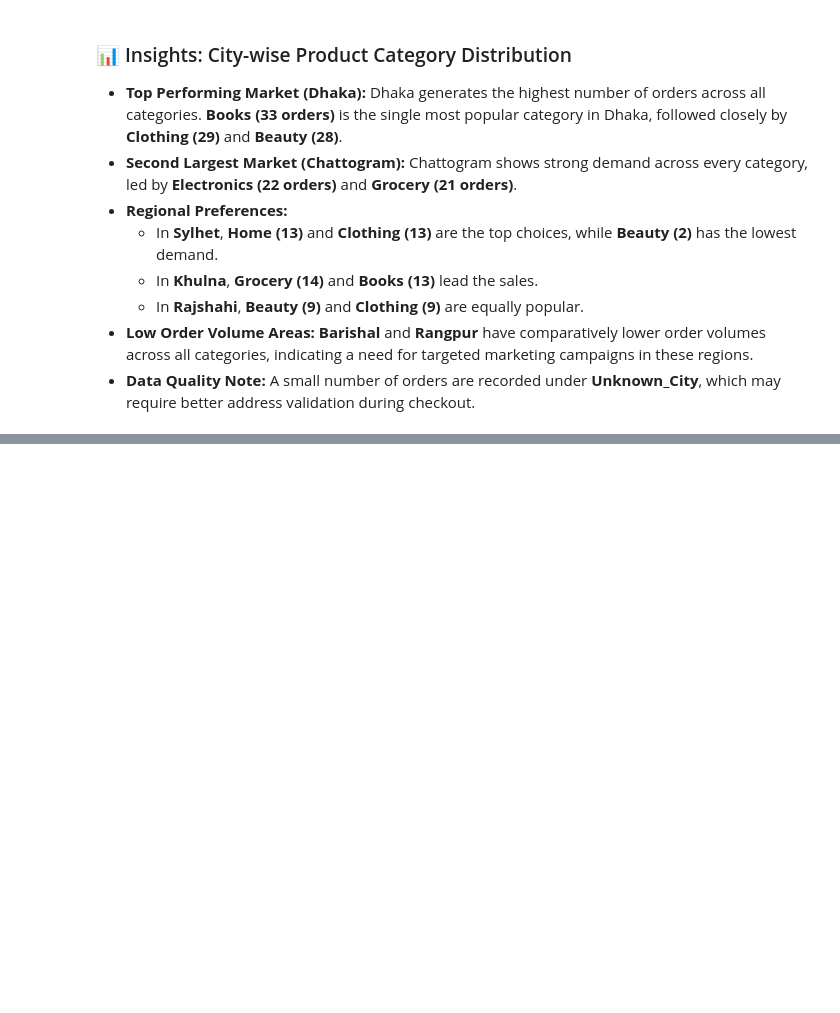
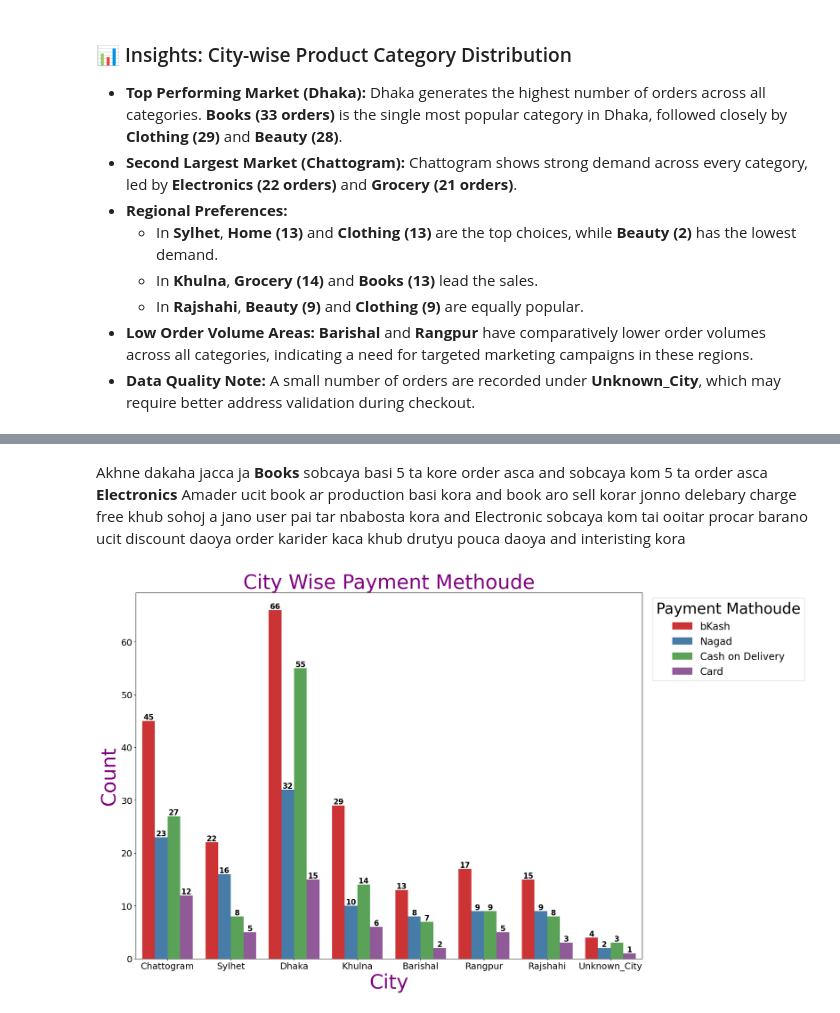
Before and after one commit to mdgolamrabbi22/Pandas, a Jupyter notebook: Project/Data analysis/Data_Visualaization.ipynb, the cells around one changed output, grey strips where cells are left out. Drawn from its saved outputs; the diff is of its cells as text; code cells hidden in the pictures; blank space fills up the shorter version.

```diff
--- a/Project/Data analysis/Data_Visualaization.ipynb
+++ b/Project/Data analysis/Data_Visualaization.ipynb
@@ -69,0 +112,17 @@ plt.tight_layout()
+# %% [markdown]
+Akhne dakaha jacca ja **Books** sobcaya basi 5 ta kore order asca and sobcaya kom 5 ta order asca **Electronics**
+Amader ucit book ar production basi kora and book aro sell korar jonno delebary charge free khub sohoj a jano user pai tar nbabosta kora and Electronic sobcaya kom tai ooitar procar barano ucit discount daoya order karider kaca khub drutyu pouca daoya and interisting kora
+# %%
+plt.figure(figsize=(20,12))
+bar = sns.countplot(data=df,x="City",hue="Payment_Method",palette="Set1")
+for container in bar.containers:
+    bar.bar_label(container, fontsize=15, fontweight="bold")
+plt.title("City Wise Payment Methoude",fontsize=40,color="purple")
+plt.xlabel("City",fontsize=40,color="purple")
+plt.ylabel("Count",size=40,color="purple")
+plt.xticks(fontsize=18)
+plt.yticks(fontsize=18)
+plt.legend(title="Payment Mathoude", title_fontsize=30, fontsize=20, bbox_to_anchor=(1.01, 1), loc="upper left")
+plt.tight_layout()
+# %% [output]
+[figure, added]
```
Also changed, not shown: parts of 19 cells of this notebook.
